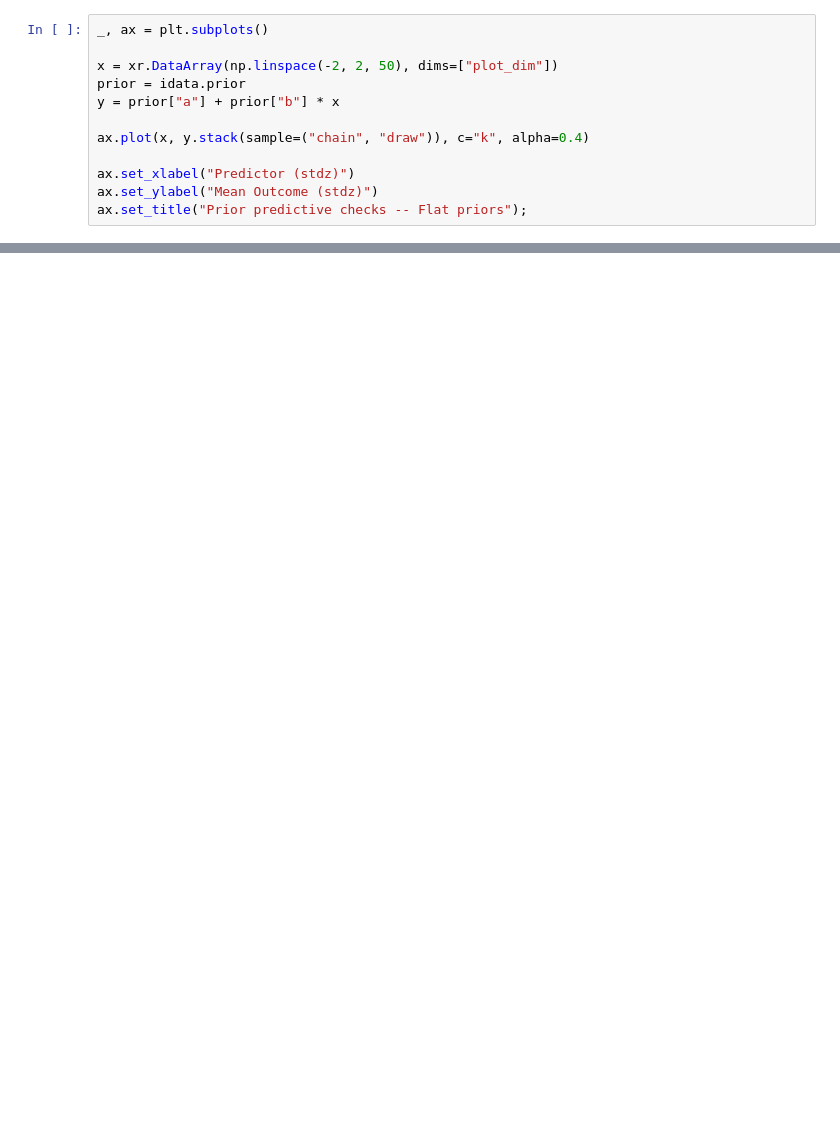
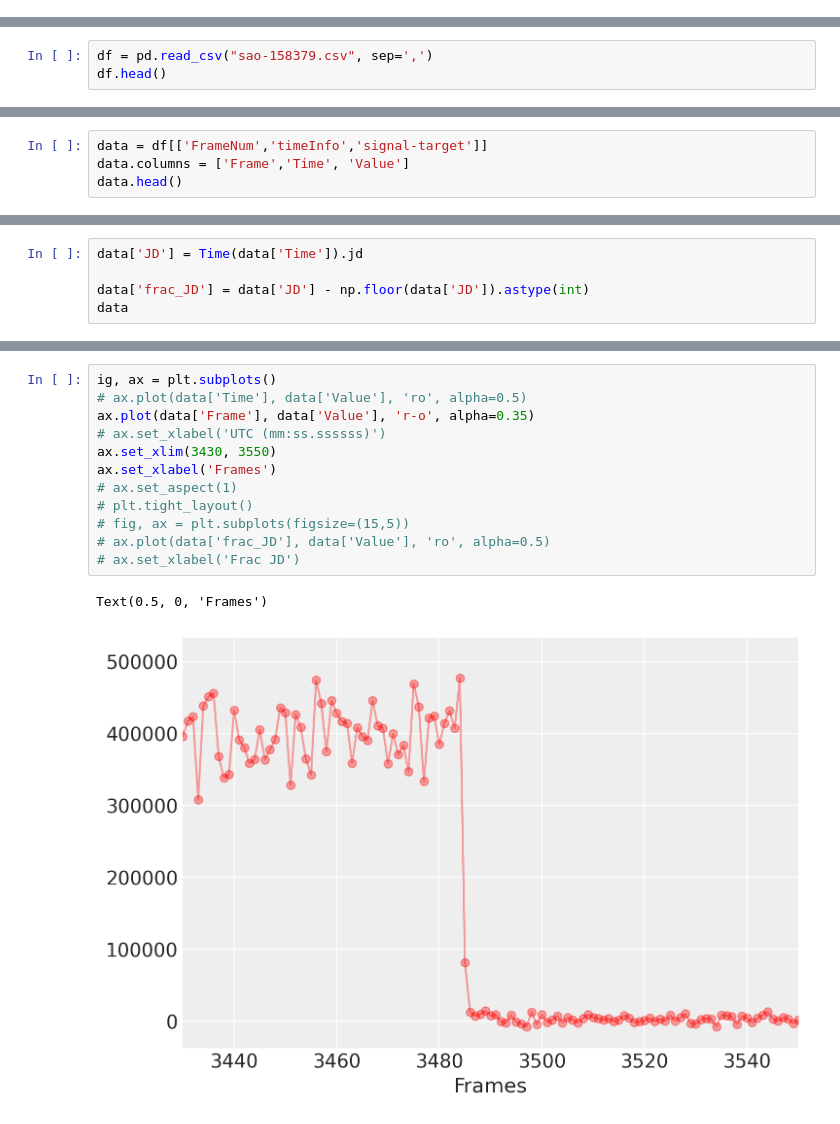
Before and after one commit to agustrionopj/Project-BEACON, a Jupyter notebook: TEST-3.ipynb, the cells around one changed output, grey strips where cells are left out. Saved outputs shown, nothing was run; the diff lists cells and outputs as text; blank space fills up the shorter version.

```diff
--- a/TEST-3.ipynb
+++ b/TEST-3.ipynb
@@ -234,12 +0,0 @@ Inference data with groups:
-# %%
-_, ax = plt.subplots()
-
-x = xr.DataArray(np.linspace(-2, 2, 50), dims=["plot_dim"])
-prior = idata.prior
-y = prior["a"] + prior["b"] * x
-
-ax.plot(x, y.stack(sample=("chain", "draw")), c="k", alpha=0.4)
-
-ax.set_xlabel("Predictor (stdz)")
-ax.set_ylabel("Mean Outcome (stdz)")
-ax.set_title("Prior predictive checks -- Flat priors");
@@ -282,0 +23,3 @@ Coordinates:
+# %%
+df = pd.read_csv("sao-158379.csv", sep=',')
+df.head()
@@ -282,0 +48,4 @@ Coordinates:
+# %%
+data = df[['FrameNum','timeInfo','signal-target']]
+data.columns = ['Frame','Time', 'Value']
+data.head()
@@ -282,0 +59,5 @@ Coordinates:
+# %%
+data['JD'] = Time(data['Time']).jd
+
+data['frac_JD'] = data['JD'] - np.floor(data['JD']).astype(int)
+data
@@ -282,0 +78,15 @@ Coordinates:
+# %%
+ig, ax = plt.subplots()
+# ax.plot(data['Time'], data['Value'], 'ro', alpha=0.5)
+ax.plot(data['Frame'], data['Value'], 'r-o', alpha=0.35)
+# ax.set_xlabel('UTC (mm:ss.ssssss)')
+ax.set_xlim(3430, 3550)
+ax.set_xlabel('Frames')
+# ax.set_aspect(1)
+# plt.tight_layout()
+# fig, ax = plt.subplots(figsize=(15,5))
+# ax.plot(data['frac_JD'], data['Value'], 'ro', alpha=0.5)
+# ax.set_xlabel('Frac JD')
+# %% [output]
+Text(0.5, 0, 'Frames')
+[figure, added]
```
Also changed, not shown: parts of 60 cells of this notebook, 4 other files.
